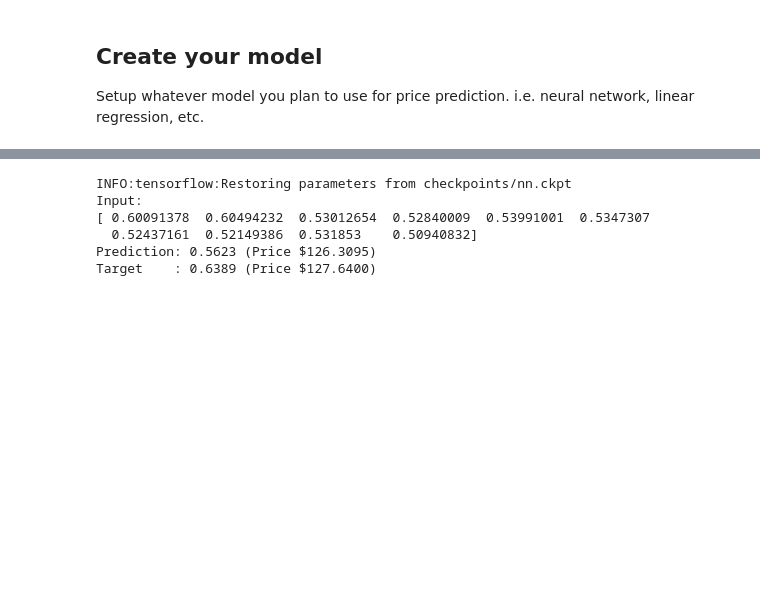
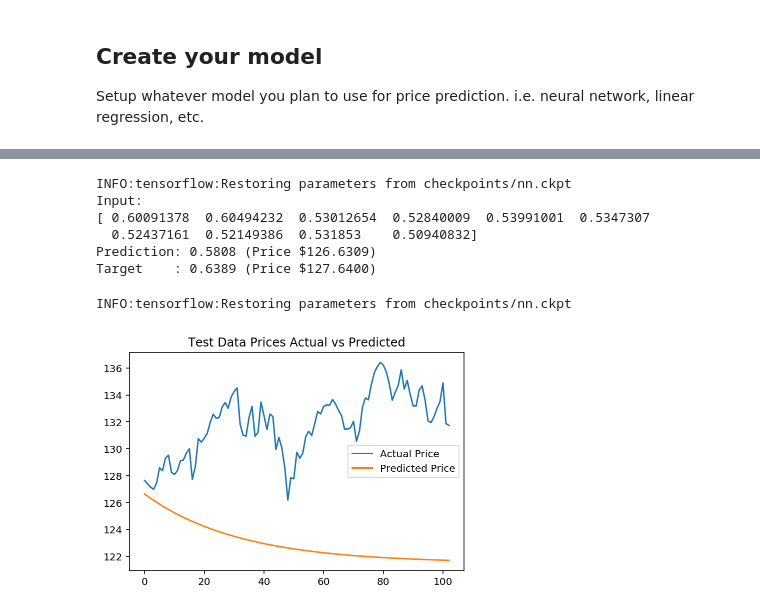
Before and after one commit to jbholden/stocks, a Jupyter notebook: experiments/experiment1/neural_network.ipynb, the cells around one changed output, grey strips where cells are left out. Saved outputs shown, nothing was run; the diff lists cells and outputs as text; code cells hidden in the pictures; blank space fills up the shorter version.

Commit message:
experiment 1 neural network:  predict the price over a sequence of days given an initial starting price

```diff
--- a/experiments/experiment1/neural_network.ipynb
+++ b/experiments/experiment1/neural_network.ipynb
@@ -590,7 +643,7 @@ y_price = dataset.unscale_data(y)
 target_y_price = dataset.unscale_data(target_y)
 
 print("Input:")
-print(first_input)
+print(x)
 print("Prediction: %0.4f (Price $%0.4f)" % (y,y_price))
 print("Target    : %0.4f (Price $%0.4f)" % (target_y,target_y_price))
 # %% [output]
@@ -598,5 +651,5 @@ INFO:tensorflow:Restoring parameters from checkpoints/nn.ckpt
 Input:
 [ 0.60091378  0.60494232  0.53012654  0.52840009  0.53991001  0.5347307
   0.52437161  0.52149386  0.531853    0.50940832]
-Prediction: 0.5623 (Price $126.3095)
+Prediction: 0.5808 (Price $126.6309)
 Target    : 0.6389 (Price $127.6400)
@@ -604,0 +656,19 @@ Target    : 0.6389 (Price $127.6400)
+# %%
+# predict the price over the test set starting from the initial test data point
+x = dataset.test_x[0]
+num_predictions = len(dataset.test_x)
+
+y = nn.predict_sequence(x,dataset.x_features,length=num_predictions)
+
+y_prices = dataset.unscale_data(y)
+test_y_prices = dataset.unscale_data(dataset.test_y)
+
+# plot the prices
+plt.plot(test_y_prices, label='Actual Price')
+plt.plot(y_prices, label='Predicted Price')
+plt.legend()
+plt.title("Test Data Prices Actual vs Predicted")
+_ = plt.ylim()
+# %% [output]
+INFO:tensorflow:Restoring parameters from checkpoints/nn.ckpt
+[figure, added]
```
Also changed, not shown: parts of 9 cells of this notebook.
